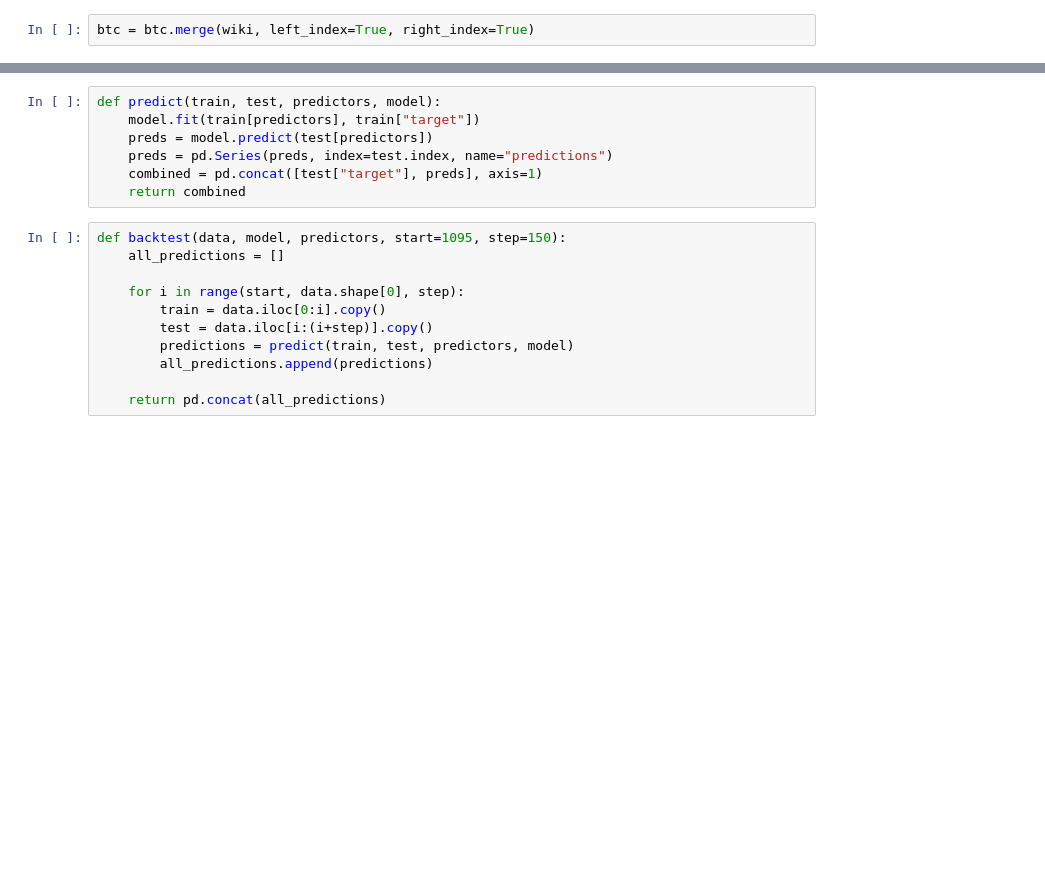
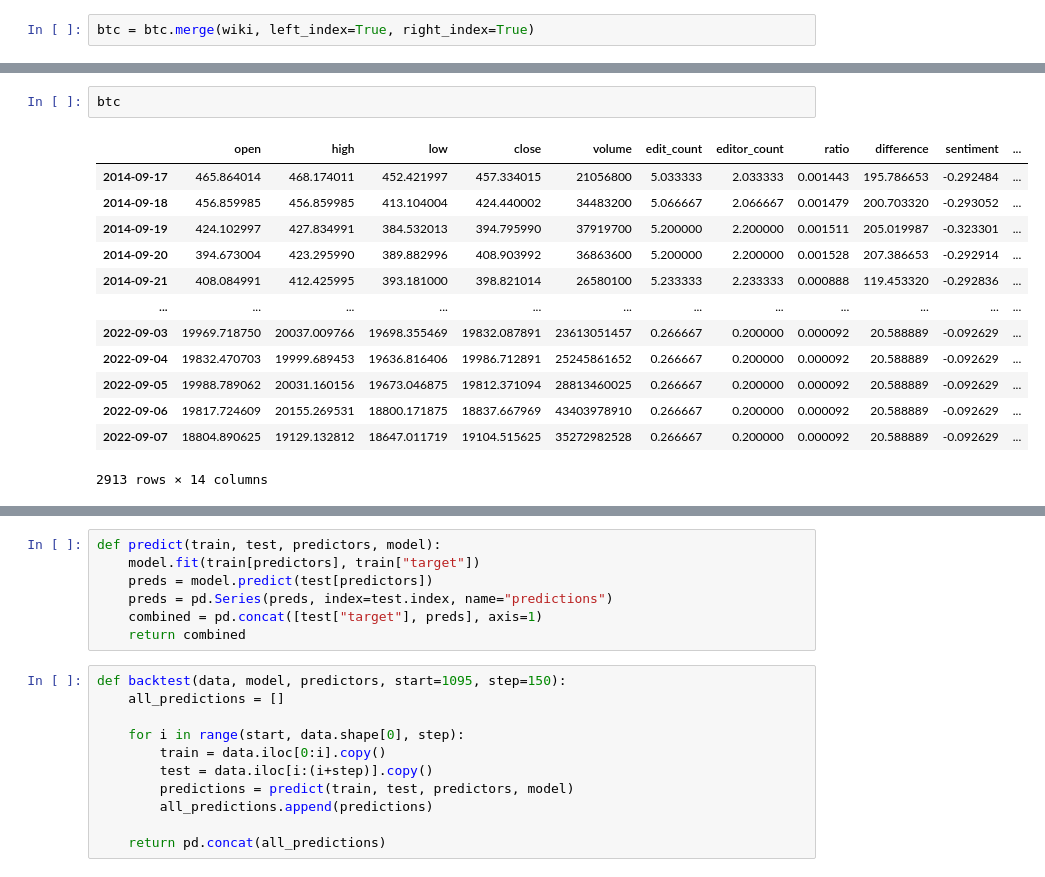
Before and after one commit to dataquestio/project-walkthroughs, a Jupyter notebook: bitcoin_price/prediction.ipynb, the cells around one changed output, grey strips where cells are left out. Saved outputs shown, nothing was run; the diff lists cells and outputs as text; blank space fills up the shorter version.

```diff
--- a/bitcoin_price/prediction.ipynb
+++ b/bitcoin_price/prediction.ipynb
@@ -73,4 +71,20 @@ btc["target"].value_counts()
 Name: target, dtype: int64
+# %%
+btc
+# %% [output]
+|  | open | high | low | close | volume | edit_count | editor_count | ratio | difference | sentiment | ... |
+| 2014-09-17 | 465.864014 | 468.174011 | 452.421997 | 457.334015 | 21056800 | 5.033333 | 2.033333 | 0.001443 | 195.786653 | -0.292484 | ... |
+| 2014-09-18 | 456.859985 | 456.859985 | 413.104004 | 424.440002 | 34483200 | 5.066667 | 2.066667 | 0.001479 | 200.703320 | -0.293052 | ... |
+| 2014-09-19 | 424.102997 | 427.834991 | 384.532013 | 394.795990 | 37919700 | 5.200000 | 2.200000 | 0.001511 | 205.019987 | -0.323301 | ... |
+| 2014-09-20 | 394.673004 | 423.295990 | 389.882996 | 408.903992 | 36863600 | 5.200000 | 2.200000 | 0.001528 | 207.386653 | -0.292914 | ... |
+| 2014-09-21 | 408.084991 | 412.425995 | 393.181000 | 398.821014 | 26580100 | 5.233333 | 2.233333 | 0.000888 | 119.453320 | -0.292836 | ... |
+| ... | ... | ... | ... | ... | ... | ... | ... | ... | ... | ... | ... |
+| 2022-09-03 | 19969.718750 | 20037.009766 | 19698.355469 | 19832.087891 | 23613051457 | 0.266667 | 0.200000 | 0.000092 | 20.588889 | -0.092629 | ... |
+| 2022-09-04 | 19832.470703 | 19999.689453 | 19636.816406 | 19986.712891 | 25245861652 | 0.266667 | 0.200000 | 0.000092 | 20.588889 | -0.092629 | ... |
+| 2022-09-05 | 19988.789062 | 20031.160156 | 19673.046875 | 19812.371094 | 28813460025 | 0.266667 | 0.200000 | 0.000092 | 20.588889 | -0.092629 | ... |
+| 2022-09-06 | 19817.724609 | 20155.269531 | 18800.171875 | 18837.667969 | 43403978910 | 0.266667 | 0.200000 | 0.000092 | 20.588889 | -0.092629 | ... |
+| 2022-09-07 | 18804.890625 | 19129.132812 | 18647.011719 | 19104.515625 | 35272982528 | 0.266667 | 0.200000 | 0.000092 | 20.588889 | -0.092629 | ... |
+2913 rows × 14 columns
 # %%
 from sklearn.ensemble import RandomForestClassifier
 
```
Also changed, not shown: parts of 18 cells of this notebook, 5 other files.
